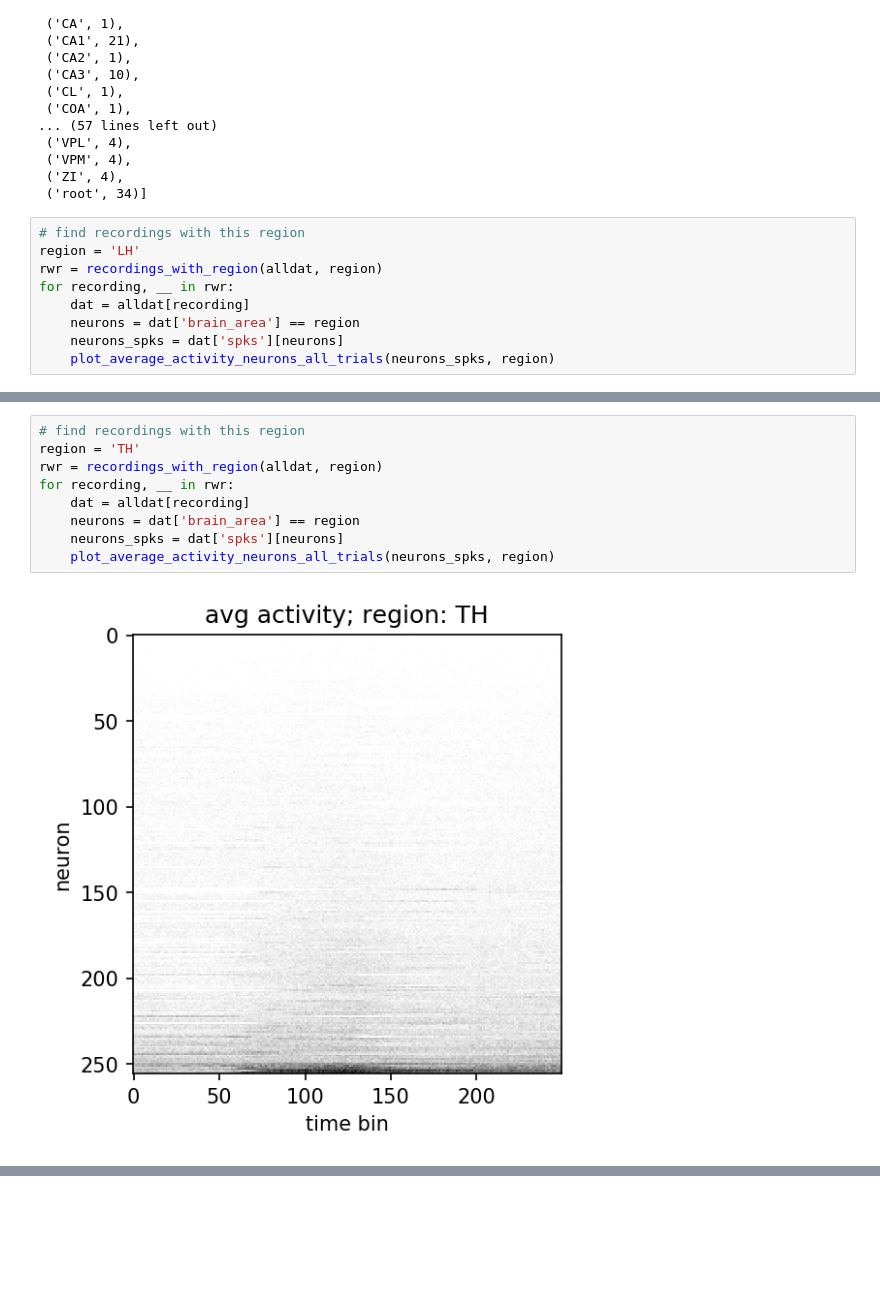
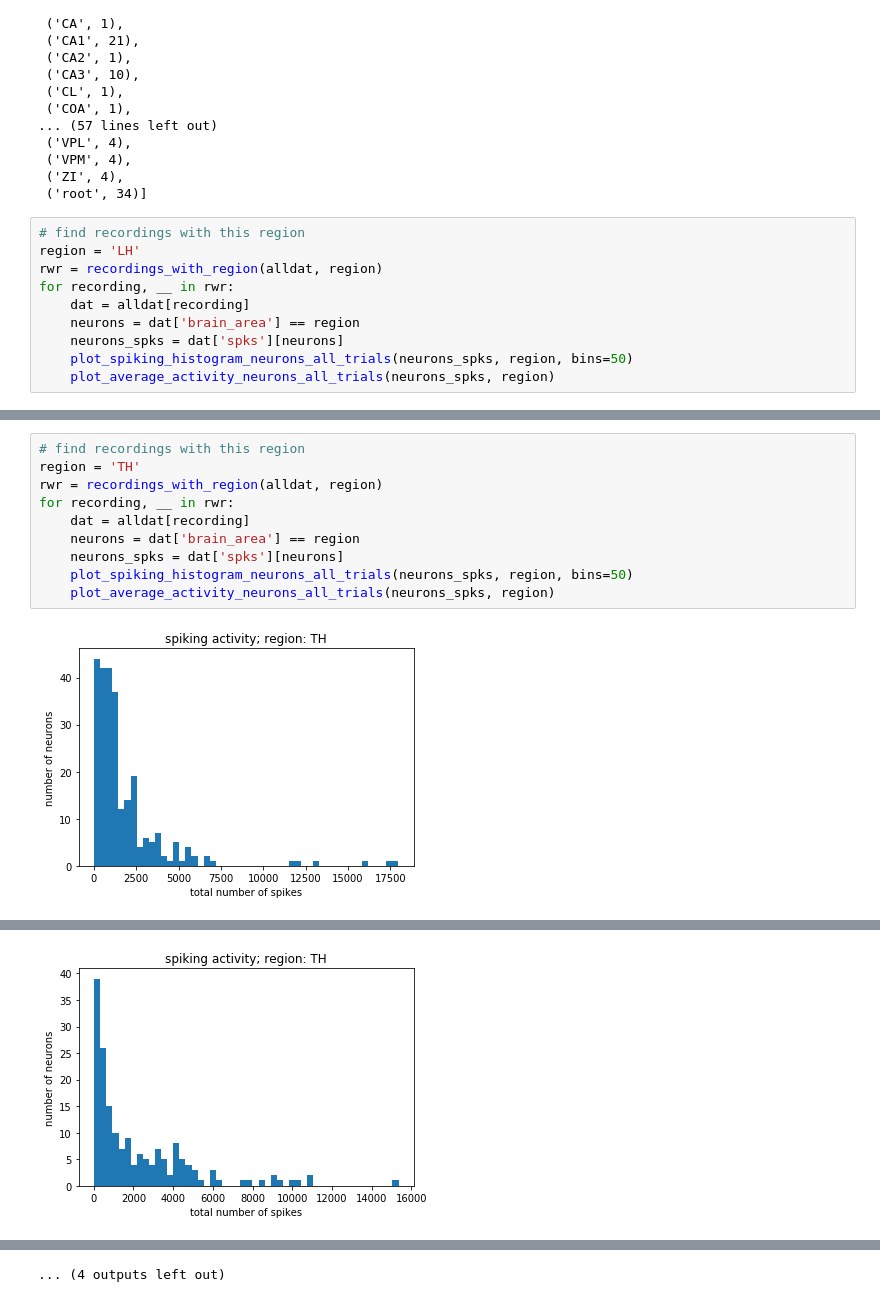
Before and after one commit to gumadeiras/neuromatch-academy, a Jupyter notebook: playground/plotting_one_region_many_recordings.ipynb, the cells around one changed output, grey strips where cells are left out. Drawn from its saved outputs; the diff is of its cells as text; blank space fills up the shorter version.

```diff
--- a/playground/plotting_one_region_many_recordings.ipynb
+++ b/playground/plotting_one_region_many_recordings.ipynb
@@ -81,5 +81,6 @@ for recording, __ in rwr:
     dat = alldat[recording]
     neurons = dat['brain_area'] == region
     neurons_spks = dat['spks'][neurons]
+    plot_spiking_histogram_neurons_all_trials(neurons_spks, region, bins=50)
     plot_average_activity_neurons_all_trials(neurons_spks, region)
 # %% [output]
@@ -88,11 +91,12 @@ for recording, __ in rwr:
 # %%
 # find recordings with this region
 region = 'TH'
 rwr = recordings_with_region(alldat, region)
 for recording, __ in rwr:
     dat = alldat[recording]
     neurons = dat['brain_area'] == region
     neurons_spks = dat['spks'][neurons]
+    plot_spiking_histogram_neurons_all_trials(neurons_spks, region, bins=50)
     plot_average_activity_neurons_all_trials(neurons_spks, region)
 # %% [output]
-[figure, old version]
+[figure, new version]
@@ -105,0 +110 @@ for recording, __ in rwr:
+[figure, added]
@@ -106,3 +114,4 @@ for recording, __ in rwr:
+... (4 outputs left out)
 # %%
 # find recordings with this region
 region = 'PAG'
```
Also changed, not shown: parts of 3 cells of this notebook.
